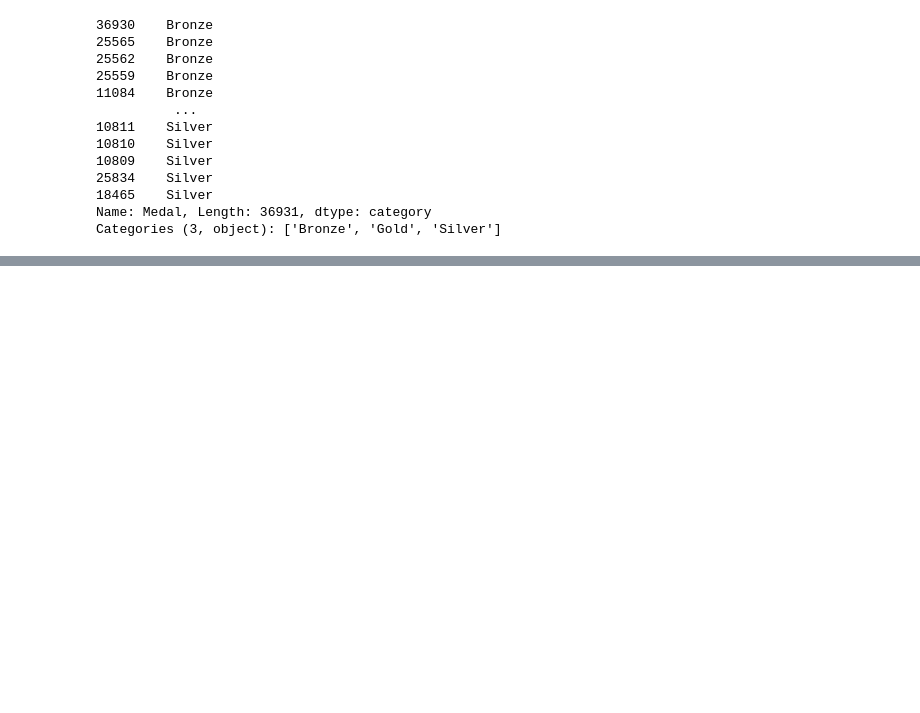
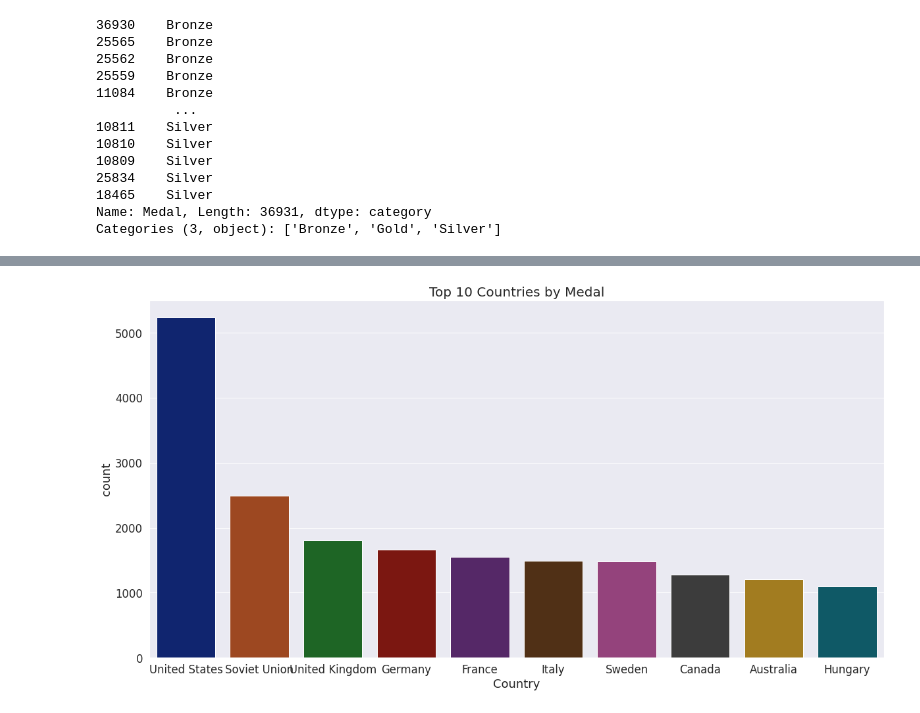
Before and after one commit to kevalsakhiya/pandas-Data-Science, a Jupyter notebook: olympic_analysis/olympic_analysis.ipynb, the cells around one changed output, grey strips where cells are left out. Saved outputs shown, nothing was run; the diff lists cells and outputs as text; code cells hidden in the pictures; blank space fills up the shorter version.

```diff
--- a/olympic_analysis/olympic_analysis.ipynb
+++ b/olympic_analysis/olympic_analysis.ipynb
@@ -277,0 +315,8 @@ olympics.Medal.cat.set_categories(['Bronze', 'Gold', 'Silver'], ordered=True, in
+# %%
+plt.figure(figsize=(20,10))
+sns.set(font_scale=1.5, palette="dark")
+sns.countplot(data=olympics_10, x="Country", order=top_10.index)
+plt.title("Top 10 Countries by Medal", fontsize=20)
+plt.show()
+# %% [output]
+[figure, added]
```
Also changed, not shown: parts of 16 cells of this notebook.
